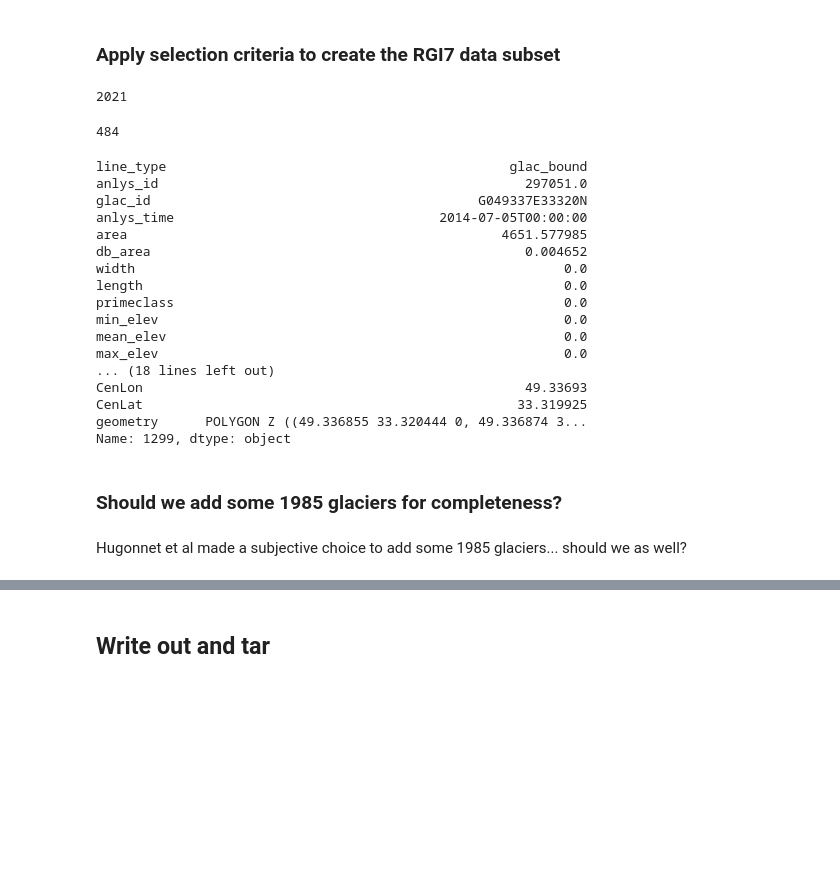
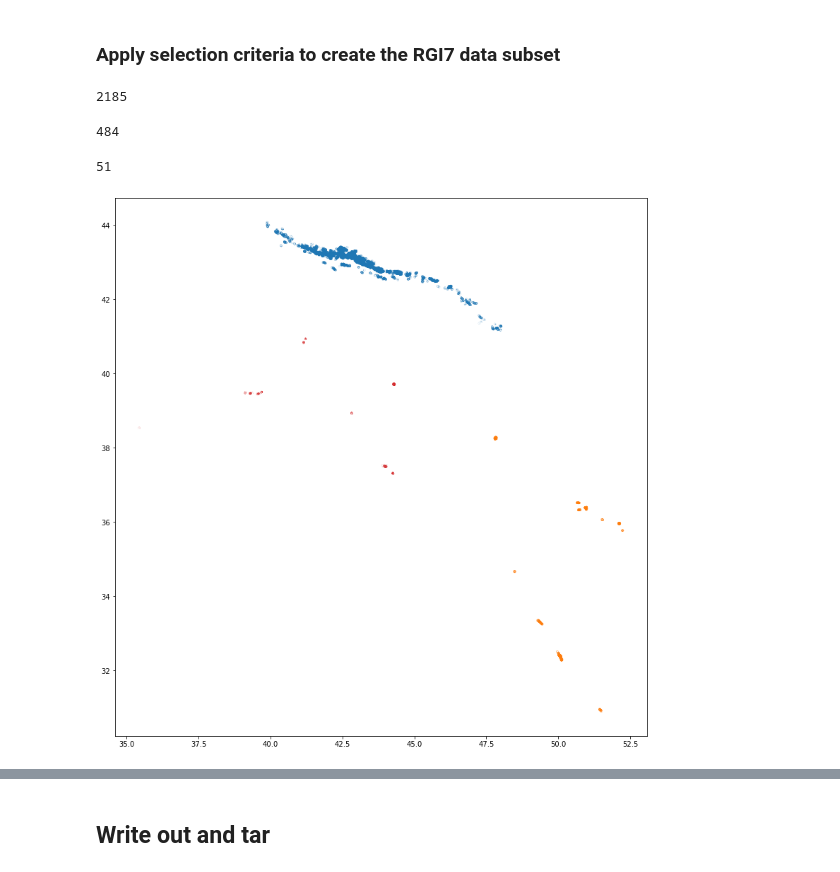
Before and after one commit to GLIMS-RGI/rgi7_scripts, a Jupyter notebook: workflow/RGI12.ipynb, the cells around one changed output, grey strips where cells are left out. Saved outputs shown, nothing was run; the diff lists cells and outputs as text; code cells hidden in the pictures; blank space fills up the shorter version.

```diff
--- a/workflow/RGI12.ipynb
+++ b/workflow/RGI12.ipynb
@@ -74,36 +89,27 @@ for subid in shp.subm_id.unique():
 # %% [markdown]
 ### Apply selection criteria to create the RGI7 data subset
 # %%
-# try to get the data relevant for RGI07 and select by attributes -
-# for Caucasus we use 'subm_id' 642 by analyst 'Tielidze, Levan' which corresponds to the most recent (ca. 2013)
-# of three available data sets for Caucasus by this anayst (others are from around 1960 and appr. 1985 respectively)
-RGI_ss_caucasus = shp.loc[shp['subm_id'] == 642]
+# for Caucasus we use 'subm_id' 724 by analyst 'Tielidze, Levan' which corresponds to the best and closest to 2000
+RGI_ss_caucasus = shp.loc[shp['subm_id'] == 724].copy()
 len(RGI_ss_caucasus)
 # %% [output]
-2021
+2185
 # %%
-# try to get the data relevant for RGI07 and select by attributes - for Middle East: 'subm_id' 588 ()
-RGI_ss_middle_east = shp.loc[shp['subm_id'] == 588]
+# for Middle East / Iran: 'subm_id' 588
+RGI_ss_middle_east = shp.loc[shp['subm_id'] == 588].copy()
 len(RGI_ss_middle_east)
 # %% [output]
 484
-# %%
-RGI_ss_middle_east.iloc[0]
-# %% [output]
-line_type                                            glac_bound
-anlys_id                                               297051.0
-glac_id                                          G049337E33320N
-anlys_time                                  2014-07-05T00:00:00
-area                                                4651.577985
-db_area                                                0.004652
-width                                                       0.0
-length                                                      0.0
-primeclass                                                  0.0
-min_elev                                                    0.0
-mean_elev                                                   0.0
-max_elev                                                    0.0
-... (18 lines left out)
-CenLon                                                 49.33693
-CenLat                                                33.319925
-geometry      POLYGON Z ((49.336855 33.320444 0, 49.336874 3...
-Name: 1299, dtype: object
+# %%
+# for Turkey: 'subm_id' 662
+RGI_ss_Turkey = shp.loc[shp['subm_id'] == 662].copy()
+len(RGI_ss_Turkey)
+# %% [output]
+51
+# %%
+f, ax = plt.subplots(figsize=(14, 14))
+RGI_ss_caucasus.plot(ax=ax, edgecolor='C0', linewidth=3)
+RGI_ss_middle_east.plot(ax=ax, edgecolor='C1', linewidth=3)
+RGI_ss_Turkey.plot(ax=ax, edgecolor='C3', linewidth=3);
+# %% [output]
+[figure, added]
@@ -113,4 +123,0 @@ RGI_ss = RGI_ss_caucasus.append(RGI_ss_middle_east)
-# %% [markdown]
-### Should we add some 1985 glaciers for completeness?
-# %% [markdown]
-Hugonnet et al made a subjective choice to add some 1985 glaciers... should we as well?
```
Also changed, not shown: parts of 51 cells of this notebook, 5 other files.
